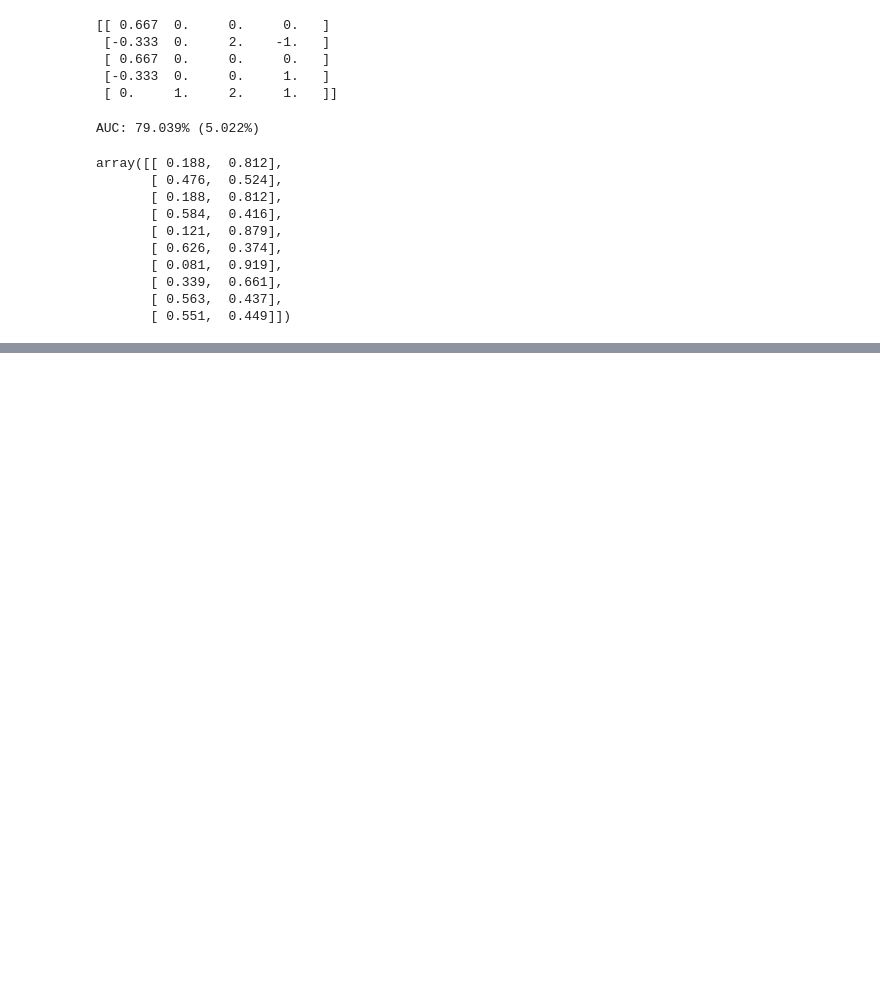
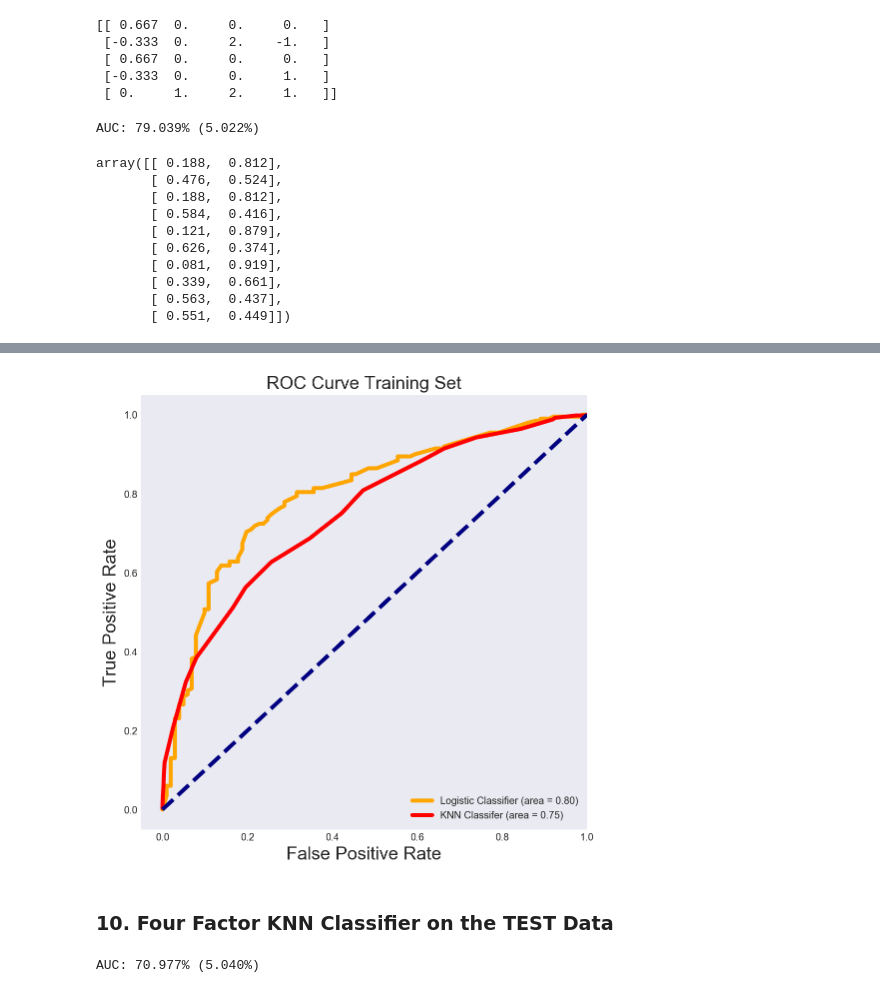
Before and after one commit to factorwonk/bcgdv, a Jupyter notebook: 4. BCGDV Classifier Updated.ipynb, the cells around one changed output, grey strips where cells are left out. Saved outputs shown, nothing was run; the diff lists cells and outputs as text; code cells hidden in the pictures; blank space fills up the shorter version.

```diff
--- a/4. BCGDV Classifier Updated.ipynb
+++ b/4. BCGDV Classifier Updated.ipynb
@@ -799,0 +844,14 @@ plt.show()
+# %%
+# Let's hypertune the parameters of our KNNClassifier
+seed = 123
+num_folds = 10
+kfold = StratifiedKFold(n_splits=num_folds, random_state=seed)
+scoring = 'roc_auc'
+
+knn_gridsearch = GridSearchCV(KNeighborsClassifier(),
+                             param_grid={'n_neighbors': range(2,30),
+                                         'metric': ['minkowski', 'euclidean', 'manhattan'],
+                                         'weights': ['uniform', 'distance']},
+                            cv=10, n_jobs=-1, verbose=1, scoring=scoring)
+# Fit Model
+knn_gridsearch.fit(trim_scaled_train_features, train_target)
@@ -799,0 +886,6 @@ plt.show()
+# %%
+knnc = KNeighborsClassifier(metric='minkowski', n_neighbors=27, weights='uniform')
+knnc.fit(trim_scaled_train_features, train_target)
+y_pred_knn = knnc.predict(trim_scaled_train_features)
+y_pred_knn_pp = knnc.predict_proba(trim_scaled_train_features)
+y_pred_knn_pp[0:10]
@@ -799,0 +903,33 @@ plt.show()
+# %%
+#Plot all the ROC/AUC curves we generated
+fpr_knn, tpr_knn, _ = roc_curve(train_target, y_pred_knn_pp[:,1])
+roc_auc_knn = auc(fpr_knn, tpr_knn)
+
+plt.figure(figsize=[8,8])
+plt.plot(fpr, tpr, label='Logistic Classifier (area = %0.2f)' % roc_auc, linewidth=4, color='orange')
+plt.plot(fpr_knn, tpr_knn, label='KNN Classifer (area = %0.2f)' % roc_auc_knn,
+         linewidth=4, color='red')
+
+plt.plot([0, 1], [0, 1], color='navy', linewidth=4, linestyle='--')
+plt.xlim([-0.05, 1.0])
+plt.ylim([-0.05, 1.05])
+plt.xlabel('False Positive Rate', fontsize=18)
+plt.ylabel('True Positive Rate', fontsize=18)
+plt.title('ROC Curve Training Set', fontsize=18)
+plt.legend(loc="lower right")
+None
+# %% [output]
+[figure, added]
+# %% [markdown]
+### 10. Four Factor KNN Classifier on the TEST Data
+# %%
+from sklearn.neighbors import KNeighborsClassifier
+num_folds = 10
+seed = 123
+scoring = 'roc_auc'
+kfold = StratifiedKFold(n_splits=num_folds, random_state=seed)
+knnc = KNeighborsClassifier()
+results = cross_val_score(knnc, trim_scaled_test_features, test_target, cv=num_folds, scoring=scoring)
+print("AUC: %.3f%% (%.3f%%)") % (results.mean()*100.0, results.std()*100.0)
+# %% [output]
+AUC: 70.977% (5.040%)
```
Also changed, not shown: parts of 29 cells of this notebook.
